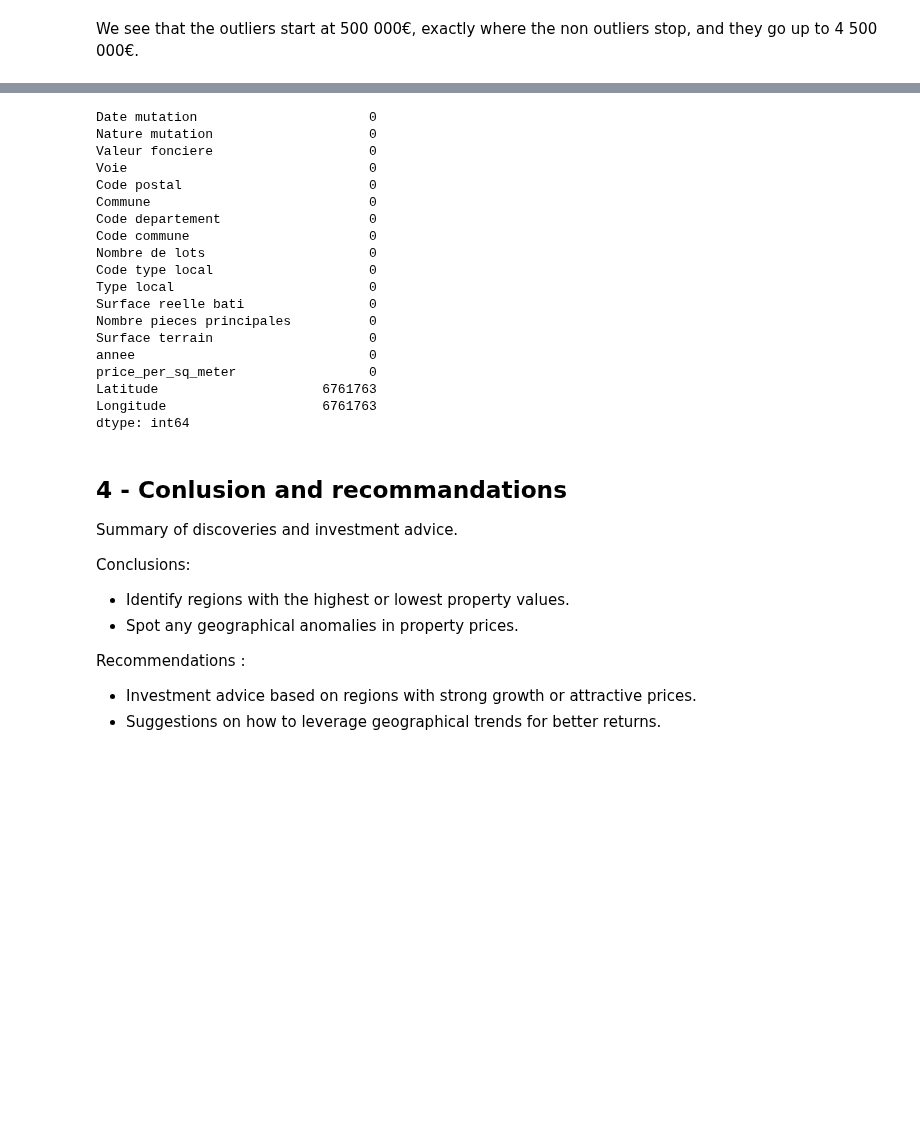
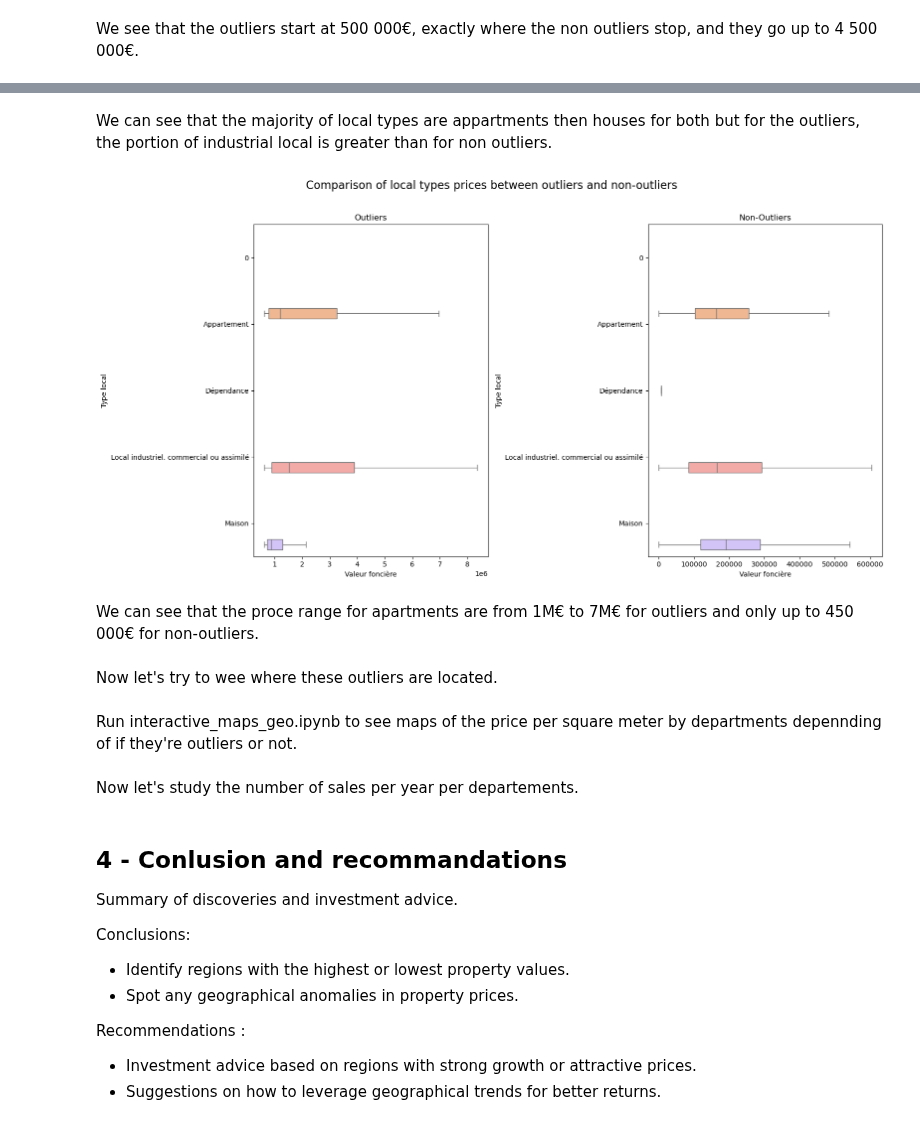
Before and after one commit to Kal3idoscope/Land-data-analysis-French-market, a Jupyter notebook: geographical_comparisons.ipynb, the cells around one changed output, grey strips where cells are left out. Cells and saved outputs as stored; diff of their text form; code cells hidden in the pictures; blank space fills up the shorter version.

```diff
--- a/geographical_comparisons.ipynb
+++ b/geographical_comparisons.ipynb
@@ -506,25 +441,36 @@ df_merged.head()
-# %%
-df_merged.isnull().sum()
-# %% [output]
-Date mutation                      0
-Nature mutation                    0
-Valeur fonciere                    0
-Voie                               0
-Code postal                        0
-Commune                            0
-Code departement                   0
-Code commune                       0
-Nombre de lots                     0
-Code type local                    0
-Type local                         0
-Surface reelle bati                0
-Nombre pieces principales          0
-Surface terrain                    0
-annee                              0
-price_per_sq_meter                 0
-Latitude                     6761763
-Longitude                    6761763
-dtype: int64
+# %% [markdown]
+We can see that the majority of local types are appartments then houses for both but for the outliers, the portion of industrial local is greater than for non outliers.
+# %%
+#### COMPARISON BW OUTLIERS AND NON-OUTLIERS ####
+plt.figure(figsize=(16, 8))
+plt.suptitle("Comparison of local types prices between outliers and non-outliers", fontsize=16, y=1.02)
+
+# Outliers
+plt.subplot(1, 2, 1)
+sns.boxplot(x='Valeur fonciere', y='Type local', data=outliers, hue='Type local', palette='pastel', showfliers=False, dodge='False')
+plt.title('Outliers')
+plt.ylabel('Type local')
+plt.xlabel('Valeur foncière')
+
+# Non-outliers
+plt.subplot(1, 2, 2)
+sns.boxplot(x='Valeur fonciere', y='Type local', data=non_outliers, hue='Type local', palette='pastel', showfliers=False, dodge='False')
+plt.title('Non-Outliers')
+plt.ylabel('Type local')
+plt.xlabel('Valeur foncière')
+
+plt.tight_layout()
+plt.show()
+# %% [output]
+[figure, added]
+# %% [markdown]
+We can see that the proce range for apartments are from 1M€ to 7M€ for outliers and only up to 450 000€ for non-outliers.
+# %% [markdown]
+Now let's try to wee where these outliers are located.
+# %% [markdown]
+Run interactive_maps_geo.ipynb to see maps of the price per square meter by departments depennding of if they're outliers or not.
+# %% [markdown]
+Now let's study the number of sales per year per departements.
 # %% [markdown]
 ## 4 - Conlusion and recommandations ##
 
```
Also changed, not shown: parts of 10 cells of this notebook, 1 other file.
